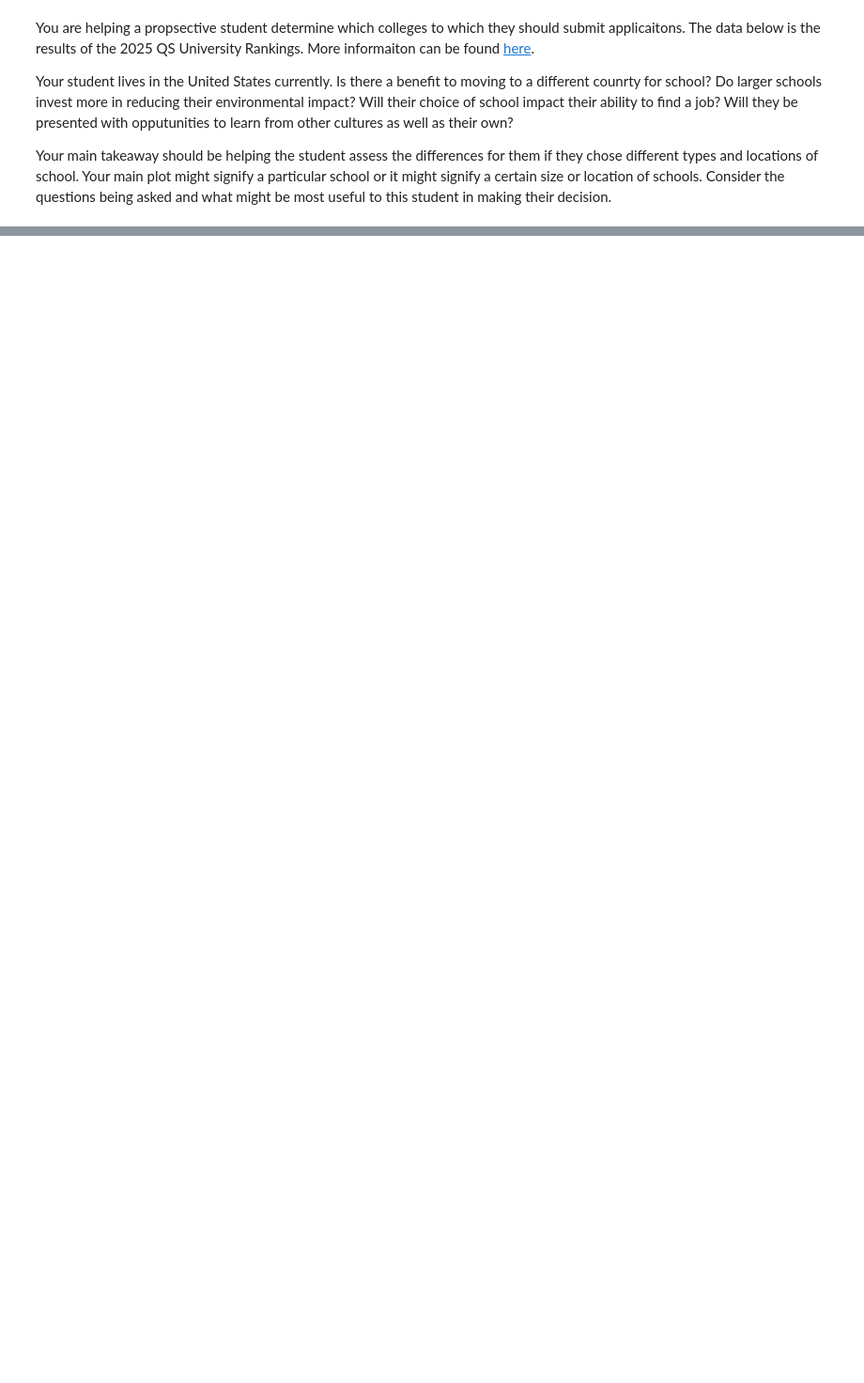
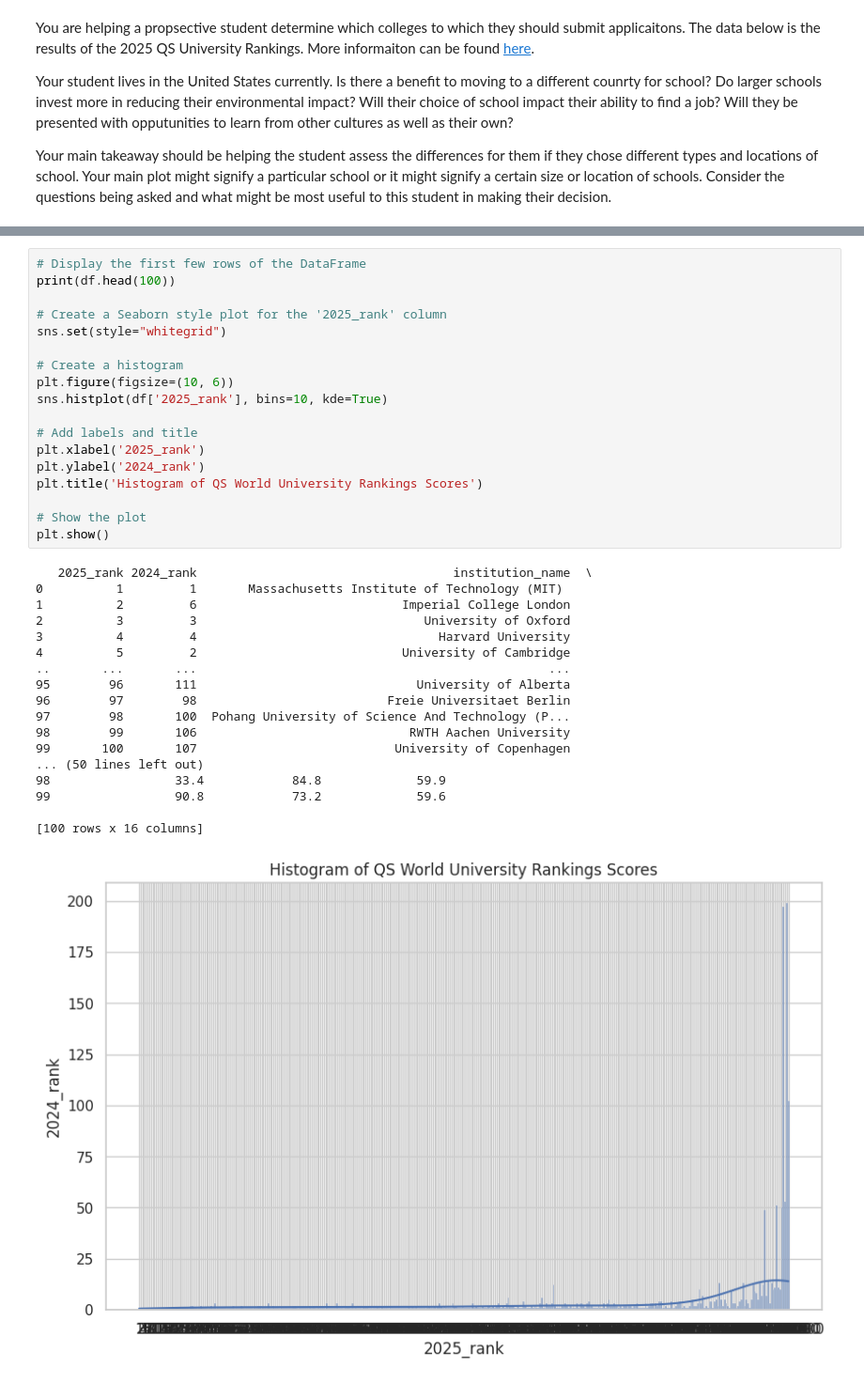
Before and after one commit to thezachdrake/UMD-INST760-Summer2024, a Jupyter notebook: notebooks/sstaub.ipynb, the cells around one changed output, grey strips where cells are left out. Shown at 94% size. Saved outputs shown, nothing was run; the diff lists cells and outputs as text; blank space fills up the shorter version.

```diff
--- a/notebooks/sstaub.ipynb
+++ b/notebooks/sstaub.ipynb
@@ -32,0 +67,37 @@ df
+# %%
+# Display the first few rows of the DataFrame
+print(df.head(100))
+
+# Create a Seaborn style plot for the '2025_rank' column
+sns.set(style="whitegrid")
+
+# Create a histogram
+plt.figure(figsize=(10, 6))
+sns.histplot(df['2025_rank'], bins=10, kde=True)
+
+# Add labels and title
+plt.xlabel('2025_rank')
+plt.ylabel('2024_rank')
+plt.title('Histogram of QS World University Rankings Scores')
+
+# Show the plot
+plt.show()
+# %% [output]
+   2025_rank 2024_rank                                   institution_name  \
+0          1         1       Massachusetts Institute of Technology (MIT)
+1          2         6                            Imperial College London
+2          3         3                               University of Oxford
+3          4         4                                 Harvard University
+4          5         2                            University of Cambridge
+..       ...       ...                                                ...
+95        96       111                              University of Alberta
+96        97        98                          Freie Universitaet Berlin
+97        98       100  Pohang University of Science And Technology (P...
+98        99       106                             RWTH Aachen University
+99       100       107                           University of Copenhagen
+... (50 lines left out)
+98                 33.4            84.8             59.9
+99                 90.8            73.2             59.6
+
+[100 rows x 16 columns]
+[figure, added]
```
Also changed, not shown: parts of 7 cells of this notebook.
